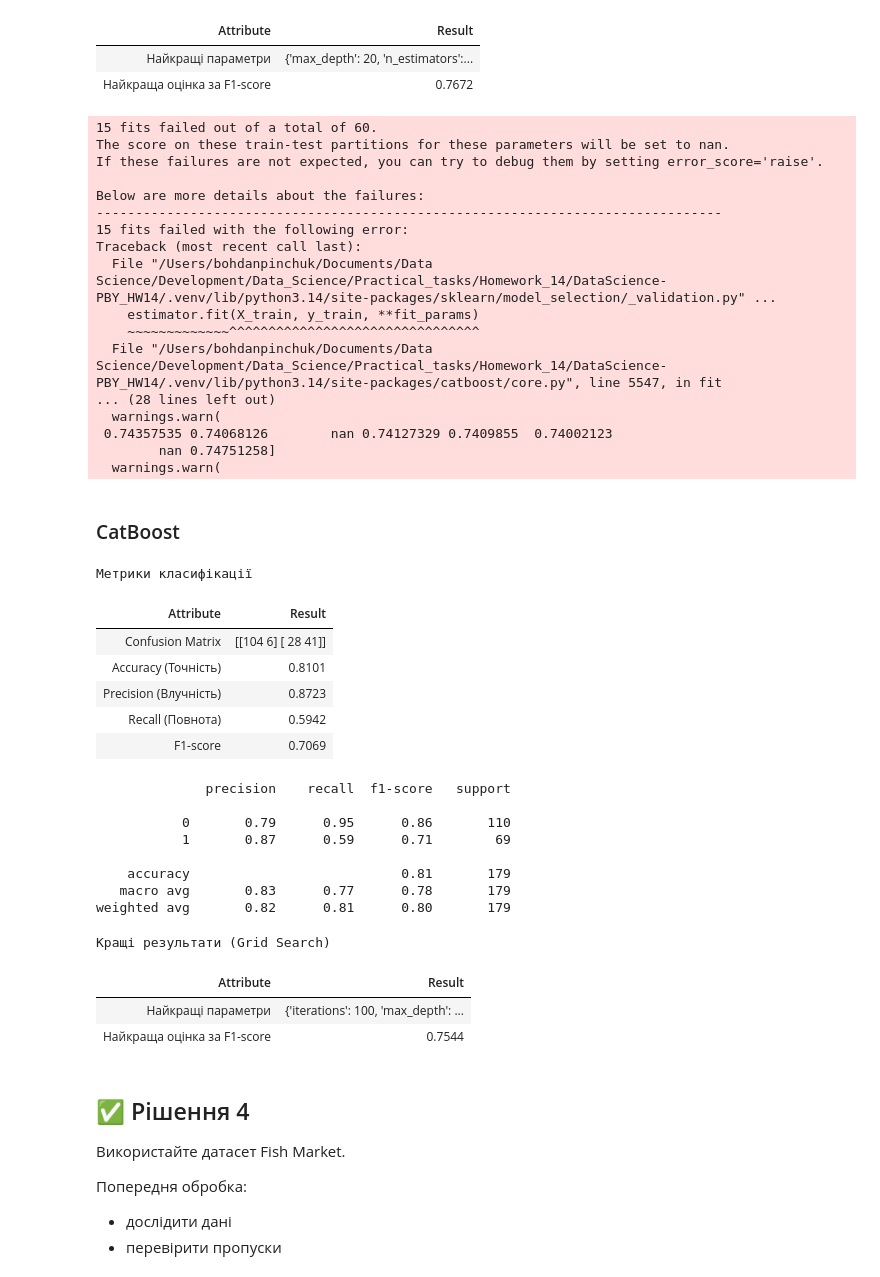
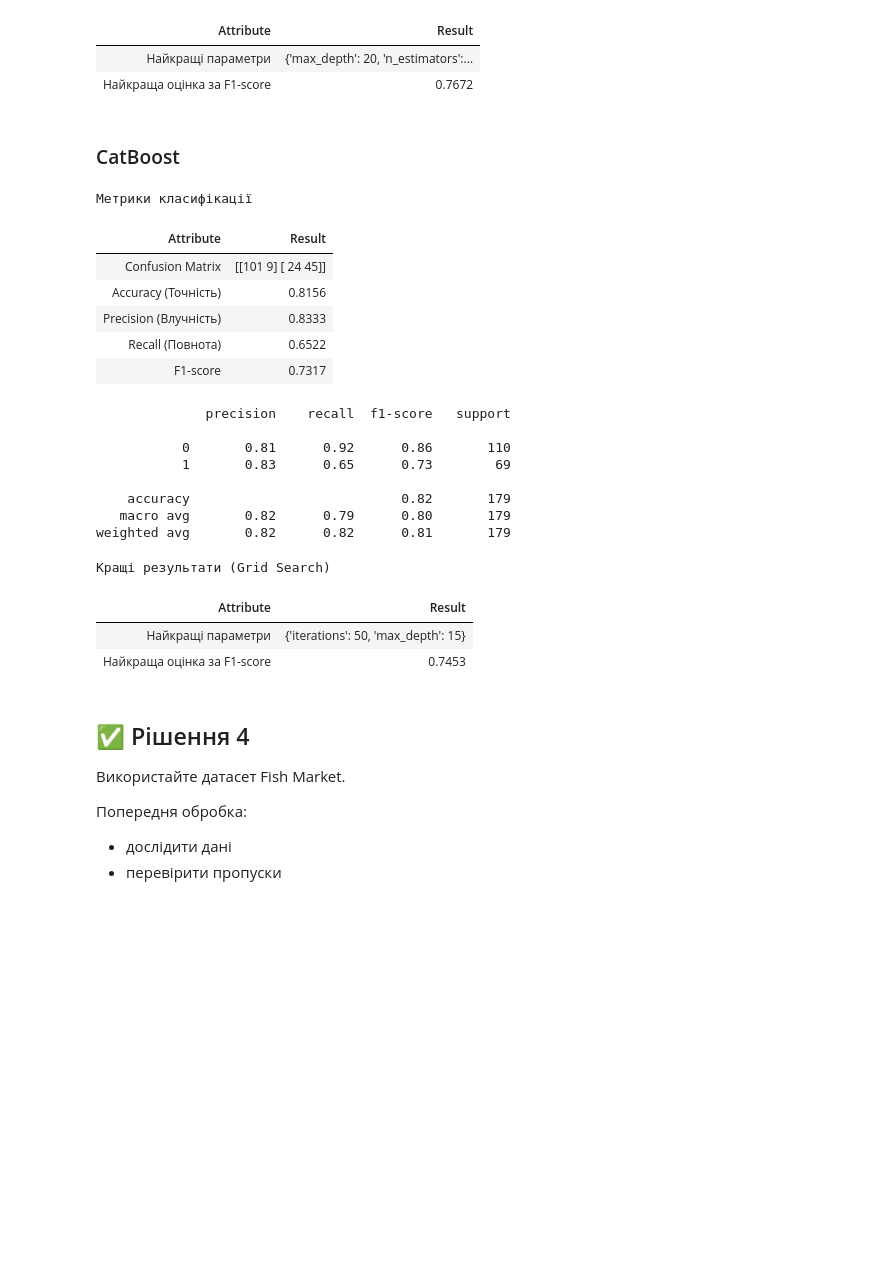
Before and after one commit to BogdanPinchuk/DataScience-PBY_HW14, a Jupyter notebook: Bohdan_Pinchuk_DS_HW14.ipynb, the cells around one changed output. Saved outputs shown, nothing was run; the diff lists cells and outputs as text; code cells hidden in the pictures; blank space fills up the shorter version.

Commit message:
[Homework14] - saved grid model

```diff
--- a/Bohdan_Pinchuk_DS_HW14.ipynb
+++ b/Bohdan_Pinchuk_DS_HW14.ipynb
@@ -1284,7 +1284,7 @@ from sklearn.model_selection import KFold, GridSearchCV
 # Input data
 rng_seed = 42
 n_splits = 3
-load_model = False
+load_model = True
 model_file_name = "resources/titanic-dataset_grid_xgboost_c.model"
 file_path = Path(model_file_name)
 
@@ -1366,7 +1366,7 @@ from sklearn.model_selection import KFold, GridSearchCV
 # Input data
 rng_seed = 42
 n_splits = 3
-load_model = False
+load_model = True
 model_file_name = "resources/titanic-dataset_grid_lightgbm_c.model"
 file_path = Path(model_file_name)
 
@@ -1448,8 +1448,7 @@ from sklearn.model_selection import KFold, GridSearchCV
 # Input data
 rng_seed = 42
 n_splits = 3
-# TODO:
-load_model = False
+load_model = True
 model_file_name = "resources/titanic-dataset_grid_catboost_c.model"
 file_path = Path(model_file_name)
 
@@ -1465,7 +1464,7 @@ scorings = {
 }
 grid_params = {
     'iterations': [50, 100, 200, 300, 500],
-    'max_depth': [5, 10, 20, None],
+    'max_depth': [5, 10, 15],
 }
 
 # Solution
@@ -1474,69 +1473,52 @@ if load_model and file_path.exists():
     grid_search = joblib.load(model_file_name)
 else:
     kf = KFold(n_splits=n_splits, shuffle=True, random_state=rng_seed)
     grid_model = CatBoostClassifier(learning_rate=0.05, random_state=rng_seed, verbose=False, allow_writing_files=False)
     grid_search = GridSearchCV(grid_model,
                                grid_params,
                                cv=kf,
                                scoring=scorings,
                                refit=f1_name,
                                n_jobs=-1)
     grid_search.fit(X_train, Y_train, cat_features=col_cat_type)
     # save model
     joblib.dump(grid_search, model_file_name)
 
 # scores = grid_search.cv_results_
 
 best_grid_model = grid_search.best_estimator_
 Y_pred_catboost = best_grid_model.predict(X_test)
 
 rp = rpt.Reporter()
 rp.tolerance = 4
 rp.add_item("Найкращі параметри", str(grid_search.best_params_))
 rp.add_item("Найкраща оцінка за F1-score", rp.format_value(grid_search.best_score_))
 
 # Print results
 display(Markdown(f"### CatBoost"))
 mn.calc_class_metrics(Y_test, Y_pred_catboost)
 rp.print_pd_report(f"Кращі результати (Grid Search)")
 # %% [output]
+### CatBoost
-15 fits failed out of a total of 60.
-The score on these train-test partitions for these parameters will be set to nan.
-If these failures are not expected, you can try to debug them by setting error_score='raise'.
-
-Below are more details about the failures:
---------------------------------------------------------------------------------
-15 fits failed with the following error:
-Traceback (most recent call last):
-  File "/Users/bohdanpinchuk/Documents/Data Science/Development/Data_Science/Practical_tasks/Homework_14/DataScience-PBY_HW14/.venv/lib/python3.14/site-packages/sklearn/model_selection/_validation.py" ...
-    estimator.fit(X_train, y_train, **fit_params)
-    ~~~~~~~~~~~~~^^^^^^^^^^^^^^^^^^^^^^^^^^^^^^^^
-  File "/Users/bohdanpinchuk/Documents/Data Science/Development/Data_Science/Practical_tasks/Homework_14/DataScience-PBY_HW14/.venv/lib/python3.14/site-packages/catboost/core.py", line 5547, in fit
-... (28 lines left out)
-  warnings.warn(
- 0.74357535 0.74068126        nan 0.74127329 0.7409855  0.74002123
-        nan 0.74751258]
-  warnings.warn(
+Метрики класифікації
-### CatBoost
+| Attribute | Result |
+| Confusion Matrix | [[101 9] [ 24 45]] |
+| Accuracy (Точність) | 0.8156 |
+| Precision (Влучність) | 0.8333 |
+| Recall (Повнота) | 0.6522 |
+| F1-score | 0.7317 |
-Метрики класифікації
+              precision    recall  f1-score   support
+
+           0       0.81      0.92      0.86       110
+           1       0.83      0.65      0.73        69
+
+    accuracy                           0.82       179
+   macro avg       0.82      0.79      0.80       179
+weighted avg       0.82      0.82      0.81       179
-| Attribute | Result |
-| Confusion Matrix | [[104 6] [ 28 41]] |
-| Accuracy (Точність) | 0.8101 |
-| Precision (Влучність) | 0.8723 |
-| Recall (Повнота) | 0.5942 |
-| F1-score | 0.7069 |
-              precision    recall  f1-score   support
-
-           0       0.79      0.95      0.86       110
-           1       0.87      0.59      0.71        69
-
-    accuracy                           0.81       179
-   macro avg       0.83      0.77      0.78       179
-weighted avg       0.82      0.81      0.80       179
+Кращі результати (Grid Search)
-Кращі результати (Grid Search)
 | Attribute | Result |
-| Найкращі параметри | {'iterations': 100, 'max_depth': ... |
-| Найкраща оцінка за F1-score | 0.7544 |
+| Найкращі параметри | {'iterations': 50, 'max_depth': 15} |
+| Найкраща оцінка за F1-score | 0.7453 |
 # %% [markdown]
 ## ✅ Рішення 4
 Використайте датасет Fish Market.
```
Also changed, not shown: parts of 1 cell of this notebook, 1 other file.
